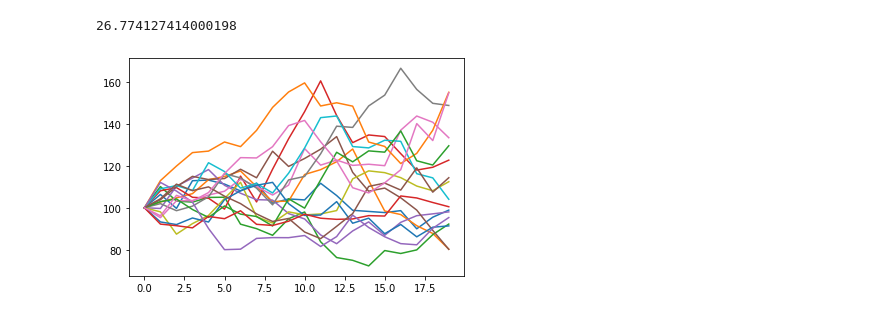
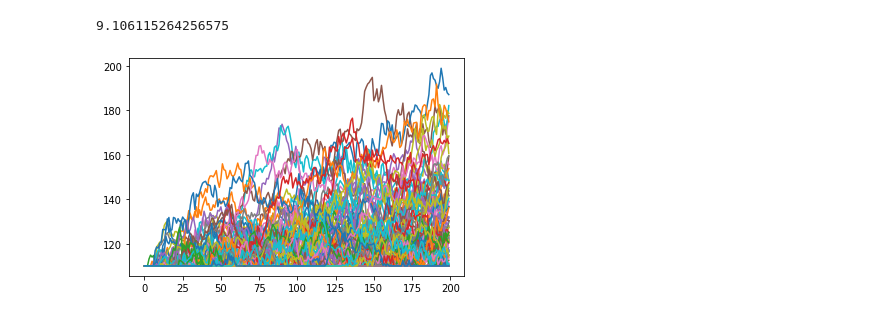
Before and after one commit to Mariusz-cpu/options-valuation, a Jupyter notebook: Barreir_option_monte_carlo.ipynb, the cells around one changed output. Cells and saved outputs as stored; diff of their text form; code cells hidden in the pictures.

```diff
--- a/Barreir_option_monte_carlo.ipynb
+++ b/Barreir_option_monte_carlo.ipynb
@@ -8,42 +8,43 @@ import matplotlib.pyplot as plt
 from random import randint
 
 seed = randint(0,100000)
-K = 20
-N = 20
+K = 200
+N = 200
 np.random.seed(seed)
 
 S0 =100 #stock price
-SP = 80 #Strike_Price
+SP = 110 #Strike_Price
 r = 0.03 #drift
 sigma = 0.3 #Volatility
 H = 70 #barier
 T = 1
 
 
 def sample_path_batch(N, K):
     dt = T / K
     B=np.zeros((N, K))
     B[:, 0] = S0
 
     Si = S0*np.exp((r - 0.5*sigma**2)*dt + sigma * np.random.randn(N) * np.sqrt(dt))-S0
 
     for k in range(K-1):
         B[:, k+1] = B[:, k]  + Si
         Si=(np.exp((r - 0.5*sigma**2)*dt + sigma * np.random.randn(N) * np.sqrt(dt))-1)*B[:,k+1]
 
     return B
 
 B = sample_path_batch(N, K)
 
 #elimination of rows where the share price dropped below barrier
 B = (np.delete(B, np.where(B < H)[0], axis=0))
+B = np.maximum(B,SP)
 
 #calculation of option value
 Option_Value=(1/N)*np.exp(-r)*T*np.sum(B[:,K-1]-SP)
 
 print(Option_Value)
 plt.plot(B.T)
 plt.show()
 # %% [output]
-26.774127414000198
+9.106115264256575
-[figure, old version]
+[figure, new version]
```
